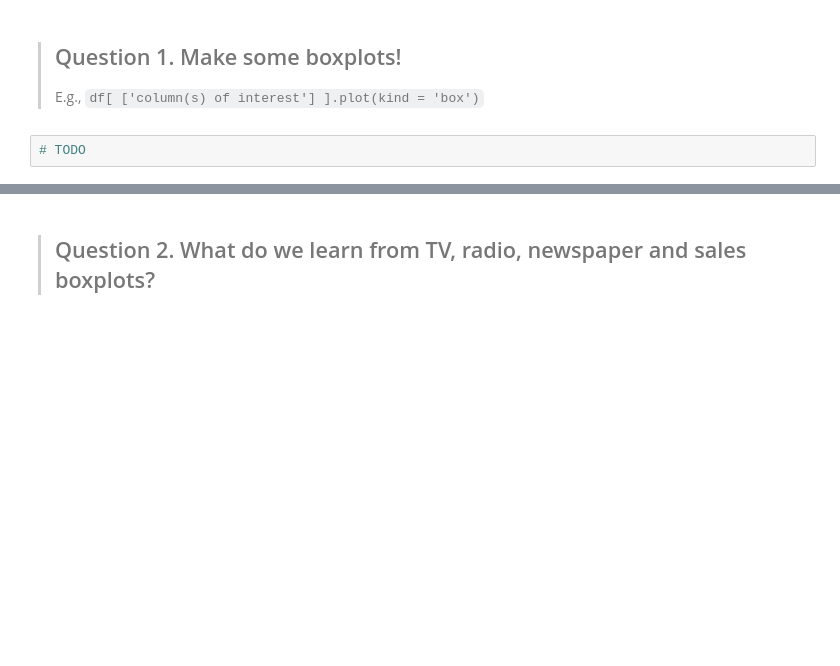
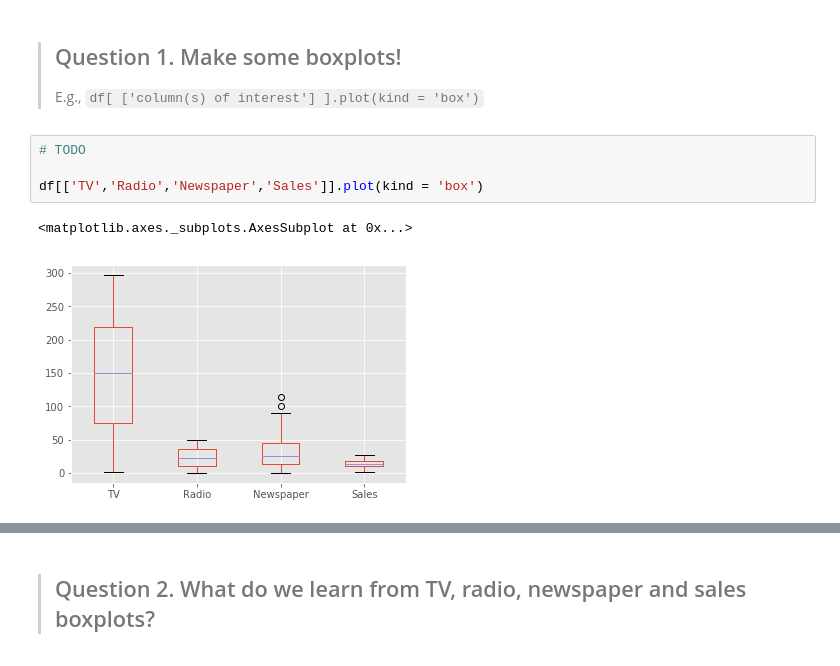
Before and after one commit to yangliu222/DS-SF-42, a Jupyter notebook: classes/03/notebooks/assignment-03-exploratory-data-analysis-starter-code.ipynb, the cells around one changed output, grey strips where cells are left out. Saved outputs shown, nothing was run; the diff lists cells and outputs as text; blank space fills up the shorter version.

```diff
--- a/classes/03/notebooks/assignment-03-exploratory-data-analysis-starter-code.ipynb
+++ b/classes/03/notebooks/assignment-03-exploratory-data-analysis-starter-code.ipynb
@@ -29,5 +30,10 @@ df.head()
 # %% [markdown]
 > ## Question 1.  Make some boxplots!
 > E.g., `df[ ['column(s) of interest'] ].plot(kind = 'box')`
-# %%
-# TODO
+# %%
+# TODO
+
+df[['TV','Radio','Newspaper','Sales']].plot(kind = 'box')
+# %% [output]
+<matplotlib.axes._subplots.AxesSubplot at 0x...>
+[figure, added]
```
Also changed, not shown: parts of 20 cells of this notebook, 17 other files.
